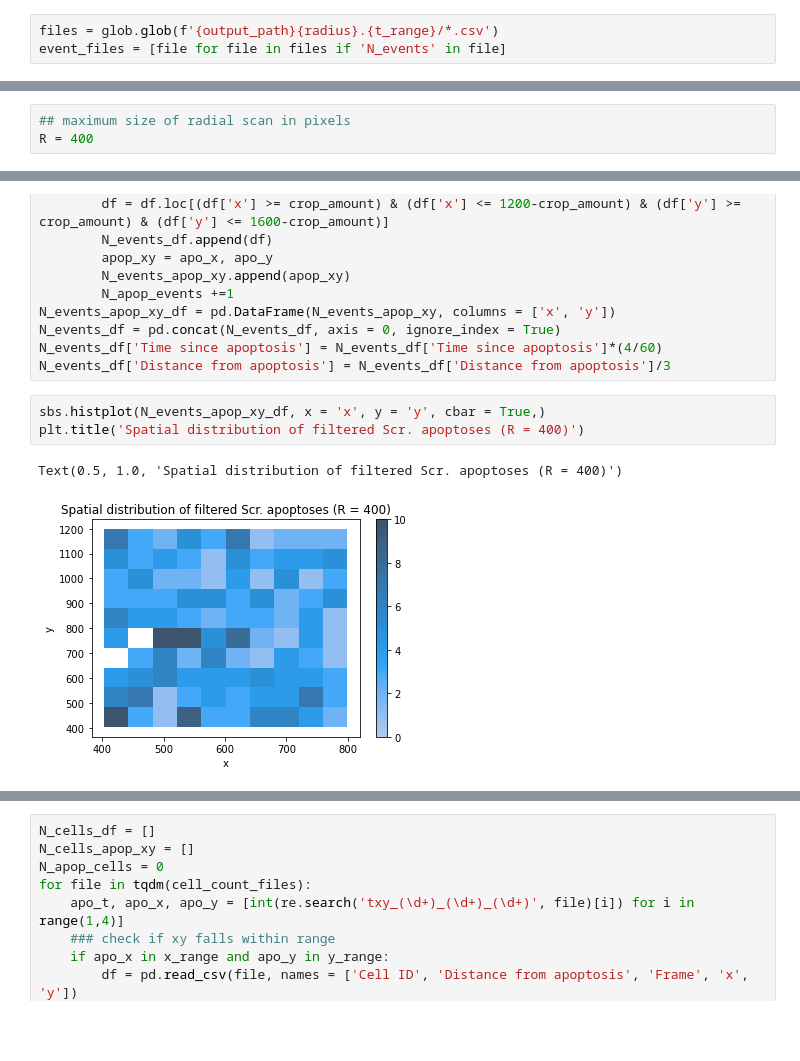
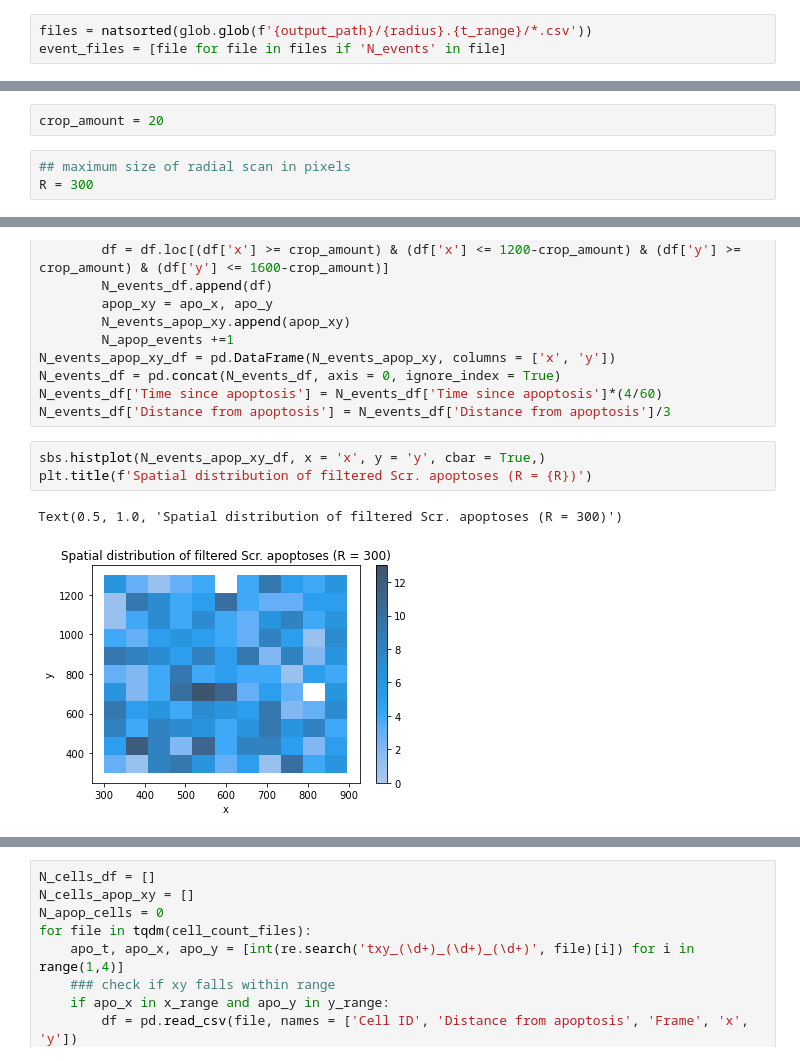
Before and after one commit to nthndy/cell-comp-analysis, a Jupyter notebook: radial_analysis/radial_analysis_lite.ipynb, the cells around one changed output, grey strips where cells are left out. Drawn from its saved outputs; the diff is of its cells as text; blank space fills up the shorter version.

```diff
--- a/radial_analysis/radial_analysis_lite.ipynb
+++ b/radial_analysis/radial_analysis_lite.ipynb
@@ -191,3 +172,3 @@ files
 # %%
-files = glob.glob(f'{output_path}{radius}.{t_range}/*.csv')
+files = natsorted(glob.glob(f'{output_path}/{radius}.{t_range}/*.csv'))
 event_files = [file for file in files if 'N_events' in file]
@@ -443,6 +470,8 @@ For a radial scan of maximum extent 400 pixels (randomly selected atm) I should
+# %%
+crop_amount = 20
 # %%
 ## maximum size of radial scan in pixels
-R = 400
+R = 300
 # %%
 x_range = range(R, 1200 - R)
 y_range = range(R, 1600 - R)
@@ -473,10 +502,10 @@ N_events_df['Time since apoptosis'] = N_events_df['Time since apoptosis']*(4/60)
 N_events_df['Distance from apoptosis'] = N_events_df['Distance from apoptosis']/3
 # %%
 sbs.histplot(N_events_apop_xy_df, x = 'x', y = 'y', cbar = True,)
-plt.title('Spatial distribution of filtered Scr. apoptoses (R = 400)')
+plt.title(f'Spatial distribution of filtered Scr. apoptoses (R = {R})')
 # %% [output]
-Text(0.5, 1.0, 'Spatial distribution of filtered Scr. apoptoses (R = 400)')
+Text(0.5, 1.0, 'Spatial distribution of filtered Scr. apoptoses (R = 300)')
-[figure, old version]
+[figure, new version]
 # %%
 N_events_df
 # %% [output]
```
Also changed, not shown: parts of 73 cells of this notebook.
